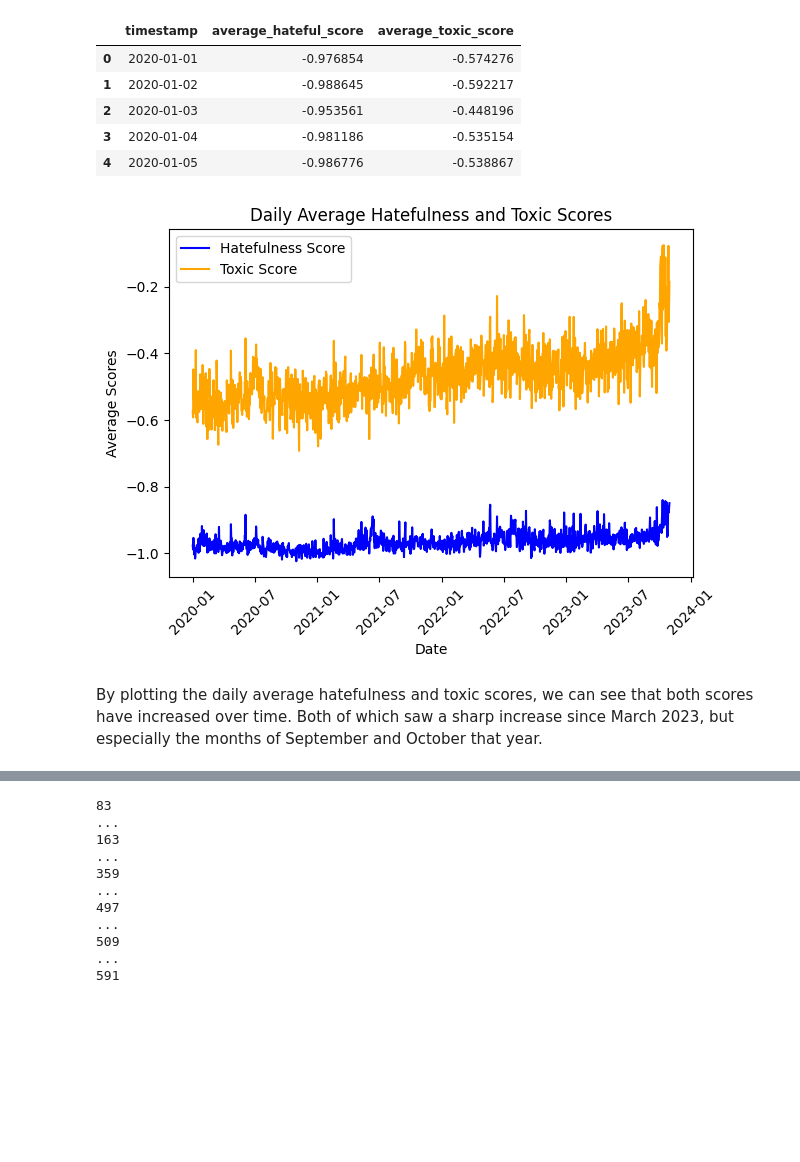
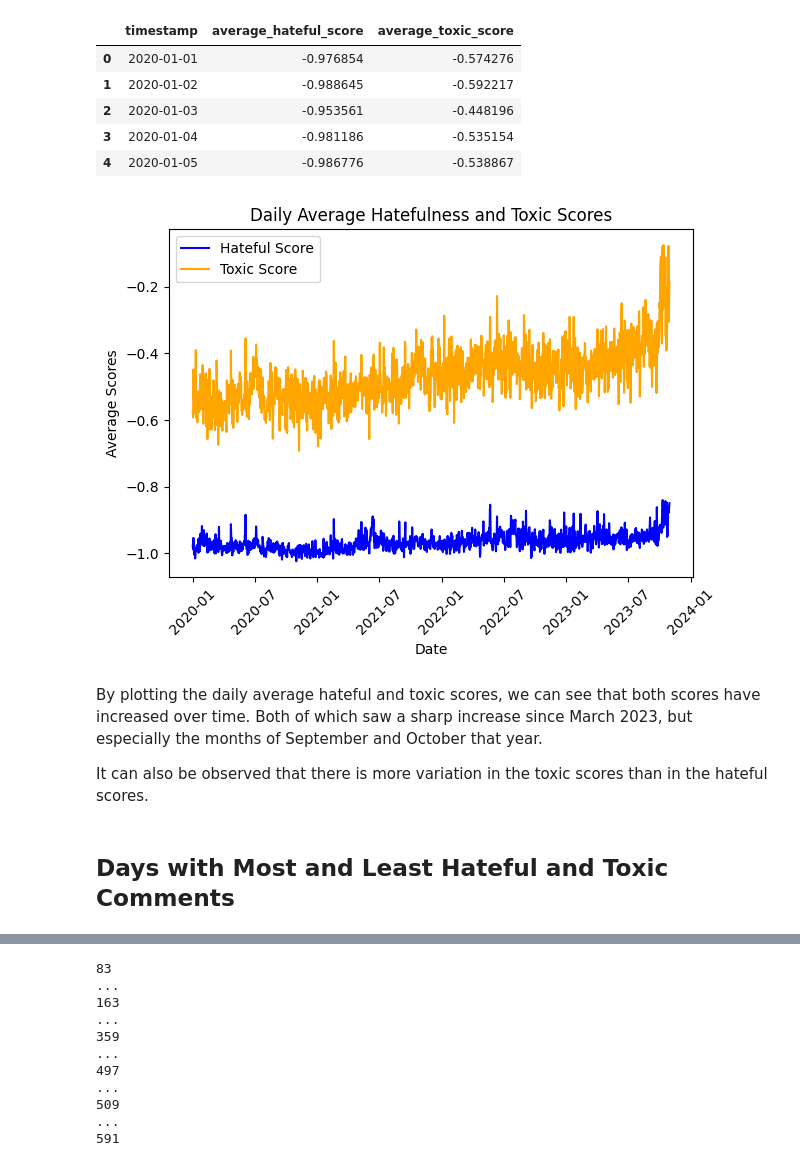
Before and after one commit to rhyden-kx/DSA4264, a Jupyter notebook: eda_2/across_time_2.ipynb, the cells around one changed output, grey strips where cells are left out. Saved outputs shown, nothing was run; the diff lists cells and outputs as text; code cells hidden in the pictures; blank space fills up the shorter version.

Commit message:
completed days with most and least toxicity

```diff
--- a/eda_2/across_time_2.ipynb
+++ b/eda_2/across_time_2.ipynb
@@ -167,23 +189,27 @@ average_hatefulness_and_toxicity_per_day_df.head()
 | 4 | 2020-01-05 | -0.986776 | -0.538867 |
 # %%
 # Plot the first DataFrame
-plt.plot(average_hatefulness_and_toxicity_per_day_df['timestamp'], average_hatefulness_and_toxicity_per_day_df['average_hateful_score'], label='Hatefulness Score', color='blue')
+plt.plot(average_hatefulness_and_toxicity_per_day_df['timestamp'], average_hatefulness_and_toxicity_per_day_df['average_hateful_score'], label='Hateful Score', color='blue')
 
 # Plot the second DataFrame
 plt.plot(average_hatefulness_and_toxicity_per_day_df['timestamp'], average_hatefulness_and_toxicity_per_day_df['average_toxic_score'], label='Toxic Score', color='orange')
 
 # Add labels and title
 plt.xlabel('Date')
 plt.ylabel('Average Scores')
 plt.title('Daily Average Hatefulness and Toxic Scores')
 plt.xticks(rotation=45)
 
 # Add a legend to differentiate the lines
 plt.legend()
 
 plt.tight_layout()
 plt.show()
 # %% [output]
-[figure, old version]
+[figure, new version]
 # %% [markdown]
-By plotting the daily average hatefulness and toxic scores, we can see that both scores have increased over time. Both of which saw a sharp increase since March 2023, but especially the months of September and October that year.
+By plotting the daily average hateful and toxic scores, we can see that both scores have increased over time. Both of which saw a sharp increase since March 2023, but especially the months of September and October that year.
+
+It can also be observed that there is more variation in the toxic scores than in the hateful scores.
+# %% [markdown]
+## Days with Most and Least Hateful and Toxic Comments
```
Also changed, not shown: parts of 24 cells of this notebook.
